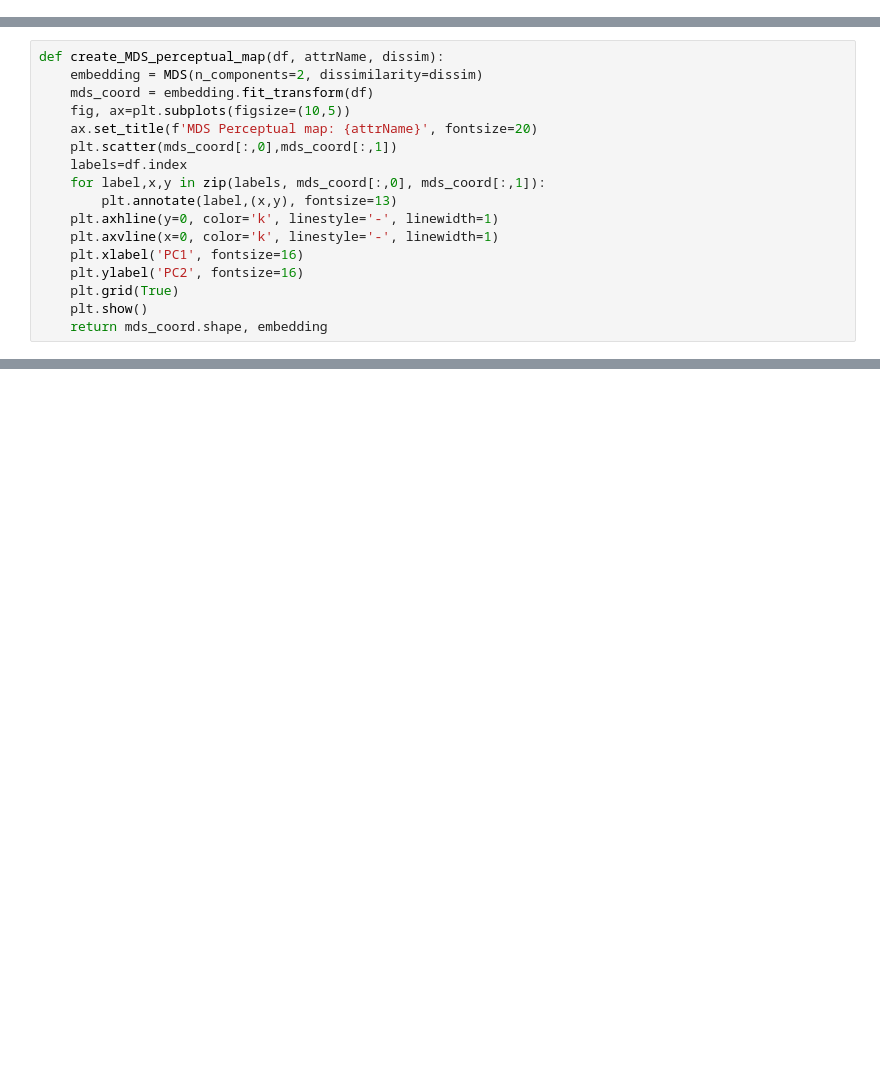
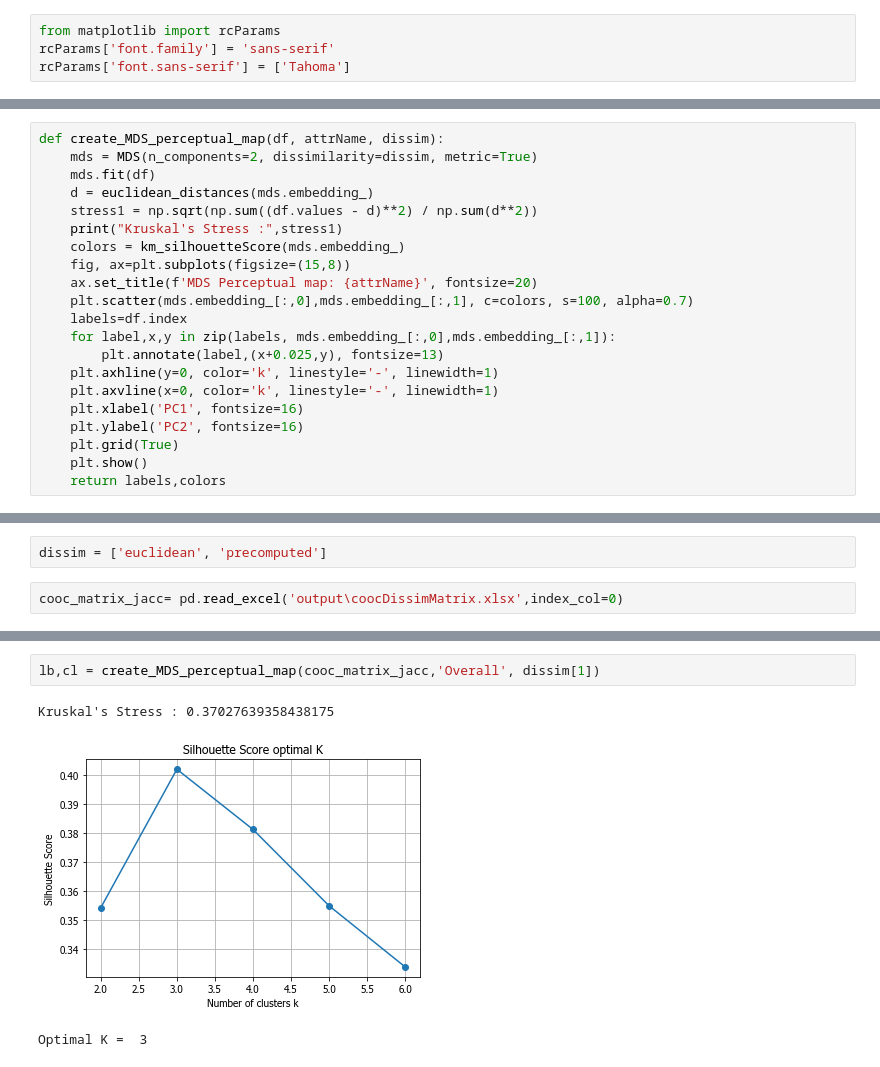
Before and after one commit to pacharapol4066/hotelPositioning, a Jupyter notebook: MDS Compute & Visual.ipynb, the cells around one changed output, grey strips where cells are left out. Saved outputs shown, nothing was run; the diff lists cells and outputs as text; blank space fills up the shorter version.

```diff
--- a/MDS Compute & Visual.ipynb
+++ b/MDS Compute & Visual.ipynb
@@ -11,0 +7,4 @@ def jaccard_precompute(df_b, df_attr , i, j, k):
+# %%
+from matplotlib import rcParams
+rcParams['font.family'] = 'sans-serif'
+rcParams['font.sans-serif'] = ['Tahoma']
@@ -12,17 +46,21 @@ def jaccard_precompute(df_b, df_attr , i, j, k):
 # %%
 def create_MDS_perceptual_map(df, attrName, dissim):
-    embedding = MDS(n_components=2, dissimilarity=dissim)
-    mds_coord = embedding.fit_transform(df)
-    fig, ax=plt.subplots(figsize=(10,5))
+    mds = MDS(n_components=2, dissimilarity=dissim, metric=True)
+    mds.fit(df)
+    d = euclidean_distances(mds.embedding_)
+    stress1 = np.sqrt(np.sum((df.values - d)**2) / np.sum(d**2))
+    print("Kruskal's Stress :",stress1)
+    colors = km_silhouetteScore(mds.embedding_)
+    fig, ax=plt.subplots(figsize=(15,8))
     ax.set_title(f'MDS Perceptual map: {attrName}', fontsize=20)
-    plt.scatter(mds_coord[:,0],mds_coord[:,1])
+    plt.scatter(mds.embedding_[:,0],mds.embedding_[:,1], c=colors, s=100, alpha=0.7)
     labels=df.index
-    for label,x,y in zip(labels, mds_coord[:,0], mds_coord[:,1]):
-        plt.annotate(label,(x,y), fontsize=13)
+    for label,x,y in zip(labels, mds.embedding_[:,0],mds.embedding_[:,1]):
+        plt.annotate(label,(x+0.025,y), fontsize=13)
     plt.axhline(y=0, color='k', linestyle='-', linewidth=1)
     plt.axvline(x=0, color='k', linestyle='-', linewidth=1)
     plt.xlabel('PC1', fontsize=16)
     plt.ylabel('PC2', fontsize=16)
     plt.grid(True)
     plt.show()
-    return mds_coord.shape, embedding
+    return labels,colors
@@ -47,0 +67,4 @@ def gen_precomputed_matrix(df_b, df_attr):
+# %%
+dissim = ['euclidean', 'precomputed']
+# %%
+cooc_matrix_jacc= pd.read_excel('output\coocDissimMatrix.xlsx',index_col=0)
@@ -47,0 +82,6 @@ def gen_precomputed_matrix(df_b, df_attr):
+# %%
+lb,cl = create_MDS_perceptual_map(cooc_matrix_jacc,'Overall', dissim[1])
+# %% [output]
+Kruskal's Stress : 0.37027639358438175
+[figure, added]
+Optimal K =  3
```
Also changed, not shown: parts of 9 cells of this notebook.
